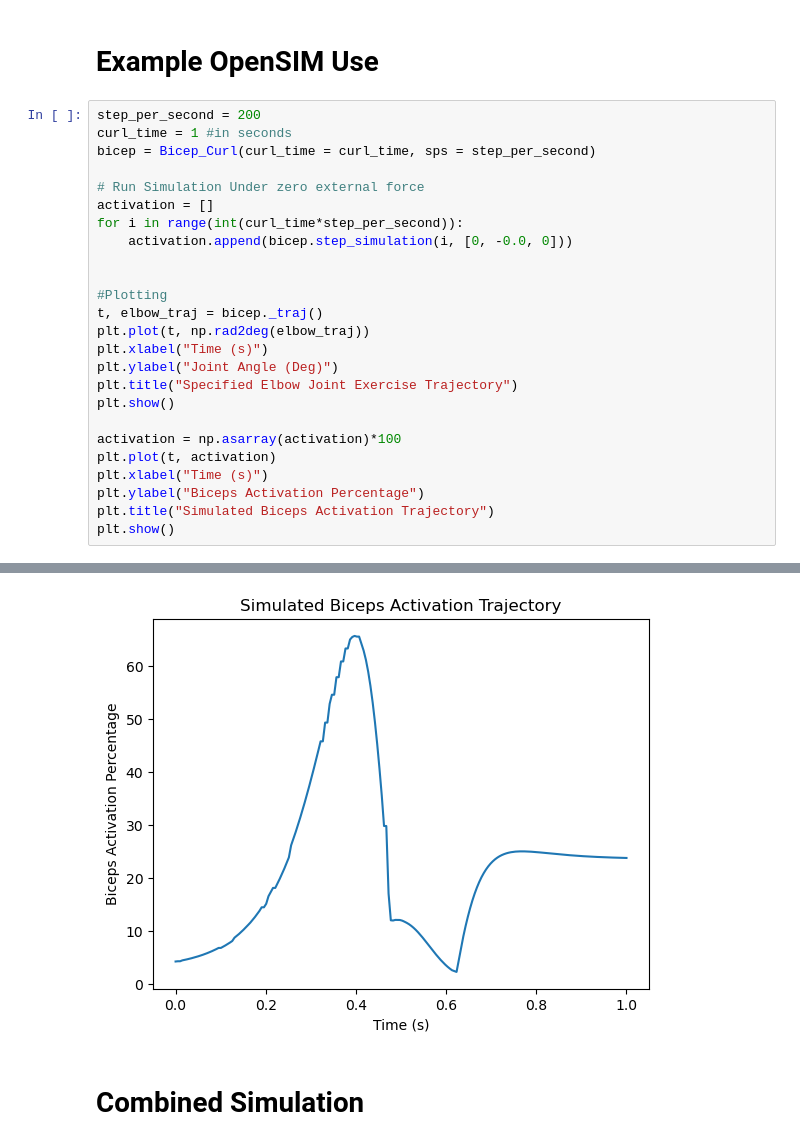
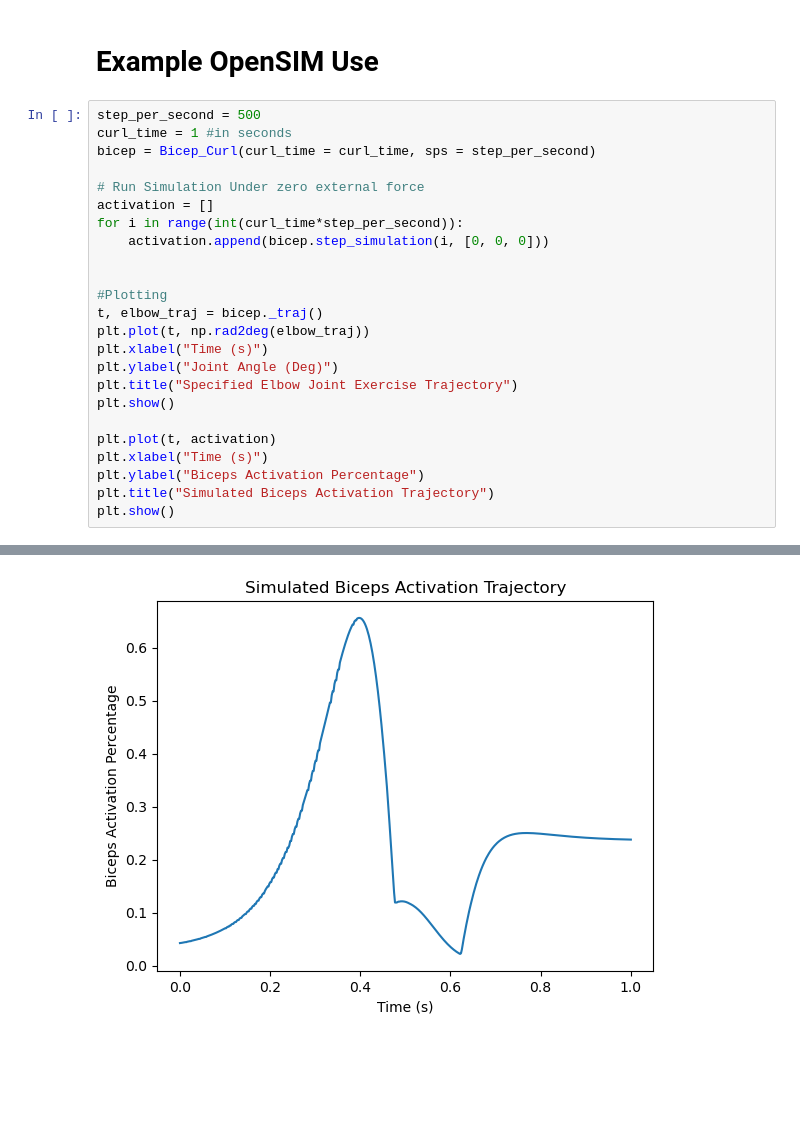
Before and after one commit to aaronjohnsabu1999/flexiforce, a Jupyter notebook: Simulation.ipynb, the cells around one changed output, grey strips where cells are left out. Drawn from its saved outputs; the diff is of its cells as text; blank space fills up the shorter version.

Commit message:
Final Figure Implementation

```diff
--- a/Simulation.ipynb
+++ b/Simulation.ipynb
@@ -49,32 +46,29 @@ Gravity: ~[0,-9.8066,0]
 # %% [markdown]
 # **Example OpenSIM Use**
 # %%
-step_per_second = 200
+step_per_second = 500
 curl_time = 1 #in seconds
 bicep = Bicep_Curl(curl_time = curl_time, sps = step_per_second)
 
 # Run Simulation Under zero external force
 activation = []
 for i in range(int(curl_time*step_per_second)):
-    activation.append(bicep.step_simulation(i, [0, -0.0, 0]))
+    activation.append(bicep.step_simulation(i, [0, 0, 0]))
 
 
 #Plotting
 t, elbow_traj = bicep._traj()
 plt.plot(t, np.rad2deg(elbow_traj))
 plt.xlabel("Time (s)")
 plt.ylabel("Joint Angle (Deg)")
 plt.title("Specified Elbow Joint Exercise Trajectory")
 plt.show()
 
-activation = np.asarray(activation)*100
 plt.plot(t, activation)
 plt.xlabel("Time (s)")
 plt.ylabel("Biceps Activation Percentage")
 plt.title("Simulated Biceps Activation Trajectory")
 plt.show()
 # %% [output]
 [figure]
-[figure, old version]
+[figure, new version]
-# %% [markdown]
-# **Combined Simulation**
```
Also changed, not shown: parts of 7 cells of this notebook, 8 other files.
